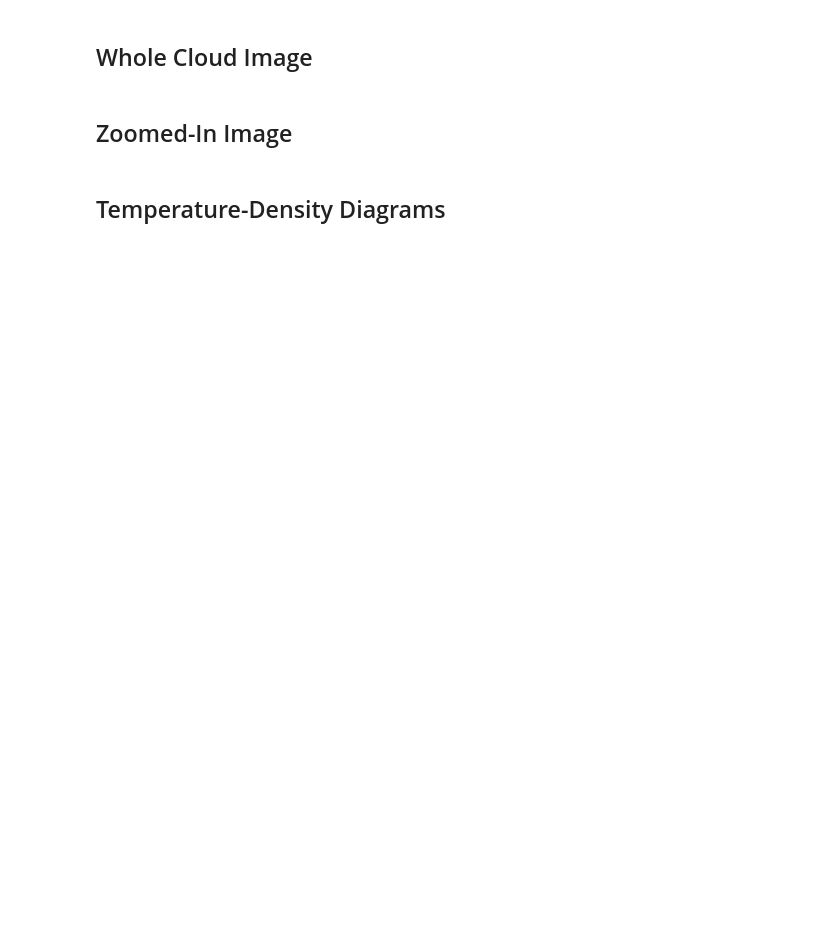
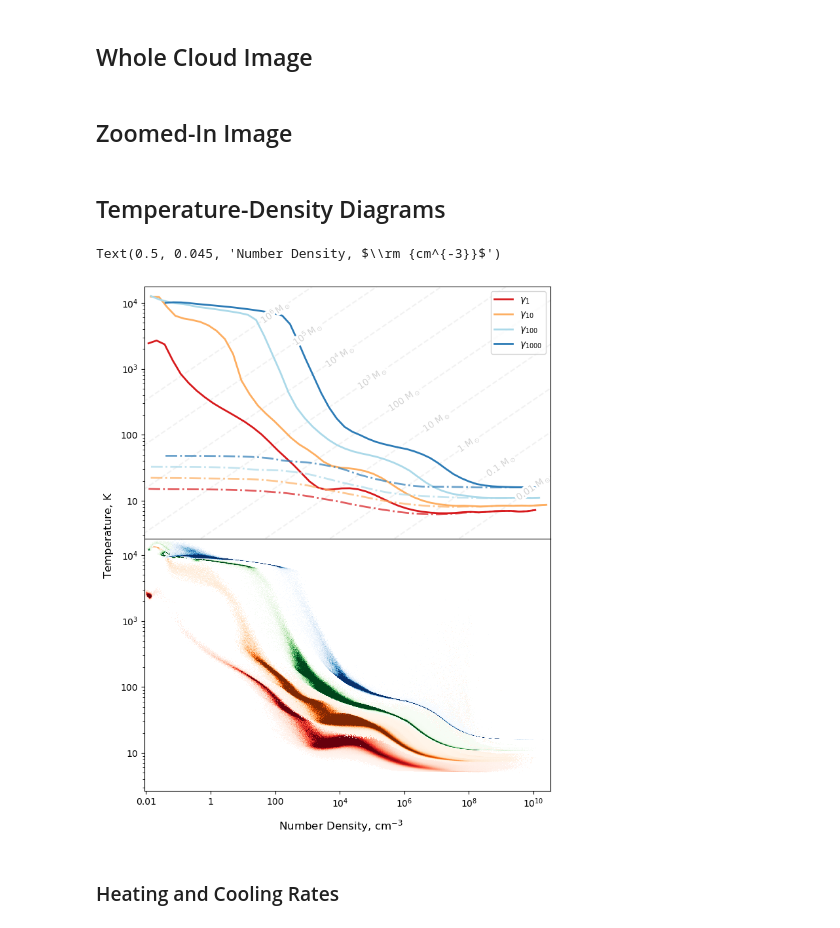
Before and after one commit to clonematthew/stardustCodes, a Jupyter notebook: cloudProperties.ipynb, the cells around one changed output. Drawn from its saved outputs; the diff is of its cells as text; code cells hidden in the pictures; blank space fills up the shorter version.

```diff
--- a/cloudProperties.ipynb
+++ b/cloudProperties.ipynb
@@ -141,10 +142,10 @@ for i in range(4):
 ## Temperature-Density Diagrams
 # %%
 # Load in the snapshot data
-uv1 = readAREPO("./cloudUV1_160.hdf5", 1)
-uv10 = readAREPO("./cloudUV10_160.hdf5", 1)
-uv100 = readAREPO("./cloudUV100_160.hdf5", 1)
-uv1000 = readAREPO("./cloudUV1000_160.hdf5", 1)
+uv1 = readAREPO("/home/ca-mcusack/simulationRuns/UV1/cloudUV1_160.hdf5", 1)
+uv10 = readAREPO("/home/ca-mcusack/simulationRuns/UV10/cloudUV10_160.hdf5", 1)
+uv100 = readAREPO("/home/ca-mcusack/simulationRuns/UV100/cloudUV100_160.hdf5", 1)
+uv1000 = readAREPO("/home/ca-mcusack/simulationRuns/UV1000/cloudUV1000_160.hdf5", 1)
 # %%
 # Function to bin and average the temperatures
 def binTemperatureDensity(temperature, density, mass, binNum=20):
@@ -188,39 +189,52 @@ n10, d10 = binTemperatureDensity(uv10.dustTemp, uv10.numberDensity, uv10.mass, b
 n100, d100 = binTemperatureDensity(uv100.dustTemp, uv100.numberDensity, uv100.mass, bins)
 n1000, d1000 = binTemperatureDensity(uv1000.dustTemp, uv1000.numberDensity, uv1000.mass, bins)
 
+# Plot lines of constant Jeans Mass
+T = 10**np.linspace(np.min(t1)-1, np.max(t1000)+1, 100)
+M = np.array([0.01, 0.1, 1, 10, 100, 1000, 10000, 1e5, 1e6])
+labels = ["0.01 $\\rm M_\\odot$","0.1 $\\rm M_\\odot$", "1 $\\rm M_\\odot$", "10 $\\rm M_\\odot$", "100 $\\rm M_\\odot$", "$10^3 \\, \\rm M_\\odot$", "$10^4 \\, \\rm M_\\odot$", "$10^5 \\, \\rm M_\\odot$", "$10^6 \\, \\rm M_\\odot$"]
+for i in range(len(M)):
+    ax[0].plot(nFromMass(T, M[i]*1.991e33), T, label=labels[i], color="lightgray", alpha=0.3, linestyle="--")
+labelLines(ax[0].get_lines(), zorder=2.5, xvals=[1e10, 1e9, 1e8, 1e7, 1e6, 1e5, 1e4, 1e3, 1e2])
+
 # Plot the top panel
 ax[0].plot(10**n1, 10**d1, c.colours()[0], linewidth=2, linestyle="-.", alpha=0.7)
-ax[0].plot(10**n1, 10**t1, c.colours()[0], label="$\\gamma_1$", linewidth=2)
+l1, = ax[0].plot(10**n1, 10**t1, c.colours()[0], label="$\\gamma_1$", linewidth=2)
 ax[0].plot(10**n10, 10**d10, c.colours()[1], linewidth=2, linestyle="-.", alpha=0.7)
-ax[0].plot(10**n10, 10**t10, c.colours()[1], label="$\\gamma_{10}$", linewidth=2)
+l2, = ax[0].plot(10**n10, 10**t10, c.colours()[1], label="$\\gamma_{10}$", linewidth=2)
 ax[0].plot(10**n100, 10**d100, c.colours()[3], linewidth=2, linestyle="-.", alpha=0.7)
-ax[0].plot(10**n100, 10**t100,  c.colours()[3], label="$\\gamma_{100}$", linewidth=2)
+l3, = ax[0].plot(10**n100, 10**t100,  c.colours()[3], label="$\\gamma_{100}$", linewidth=2)
 ax[0].plot(10**n1000, 10**d1000, c.colours()[4], linewidth=2, linestyle="-.", alpha=0.7)
-ax[0].plot(10**n1000, 10**t1000, c.colours()[4], label="$\\gamma_{1000}$", linewidth=2)
+l4, = ax[0].plot(10**n1000, 10**t1000, c.colours()[4], label="$\\gamma_{1000}$", linewidth=2)
 
-ax[0].legend(loc="upper right")
+ax[0].legend(loc="upper right", handles=[l1,l2,l3,l4])
 ax[0].set_xscale("log")
 ax[0].set_yscale("log")
 ax[0].set_yticks([10, 100, 1000, 1e4], ["10", "100", "$10^3$", "$10^4$"])
 
 # Create a common normalisation between the simulations
 maxMasses = np.array([np.max(uv1.mass), np.max(uv10.mass), np.max(uv100.mass), np.max(uv1000.mass)])
 minMasses = np.array([np.min(uv1.mass), np.min(uv10.mass), np.min(uv100.mass), np.min(uv1000.mass)])
 totalNorm = matplotlib.colors.Normalize(vmin=np.min(minMasses)/1.991e33, vmax=10*np.max(maxMasses)/1.991e33, clip=False)
 
 # Create log spaced bins for the histograms
 xBins = np.linspace(np.log10(np.min(uv1.numberDensity)), np.log10(np.max(uv10.numberDensity)), 1000)
 yBins = np.linspace(np.log10(np.min(uv1.gasTemp)), np.log10(np.max(uv1000.gasTemp)), 1000)
 bins = (10**xBins, 10**yBins)
 
 # Plot the histograms
 h = ax[1].hist2d(uv1.numberDensity, uv1.gasTemp, weights=uv1.mass/c.uMass(), cmap="Reds", norm=totalNorm, cmin=0.0001, bins=bins)
 h = ax[1].hist2d(uv10.numberDensity, uv10.gasTemp, weights=uv10.mass/c.uMass(), cmap="Oranges", norm=totalNorm, cmin=0.0001, bins=bins)
 h = ax[1].hist2d(uv100.numberDensity, uv100.gasTemp, weights=uv100.mass/c.uMass(), cmap="Greens", norm=totalNorm, cmin=0.0001, bins=bins)
 h = ax[1].hist2d(uv1000.numberDensity, uv1000.gasTemp, weights=uv1000.mass/c.uMass(), cmap="Blues", norm=totalNorm, cmin=0.0001, bins=bins)
 
 # Add ticks and labels
 ax[1].set_xticks([0.01, 1, 100, 1e4, 1e6, 1e8, 1e10], ["0.01", "1", "100", "$10^4$", "$10^6$", "$10^8$", "$10^{10}$"])
 
 fig.supylabel("Temperature, $\\rm K$", x=0.045)
 fig.supxlabel("Number Density, $\\rm {cm^{-3}}$", y=0.045)
+# %% [output]
+Text(0.5, 0.045, 'Number Density, $\\rm {cm^{-3}}$')
+[figure, added]
+# %% [markdown]
+### Heating and Cooling Rates
```
Also changed, not shown: parts of 8 cells of this notebook, 3 other files.
